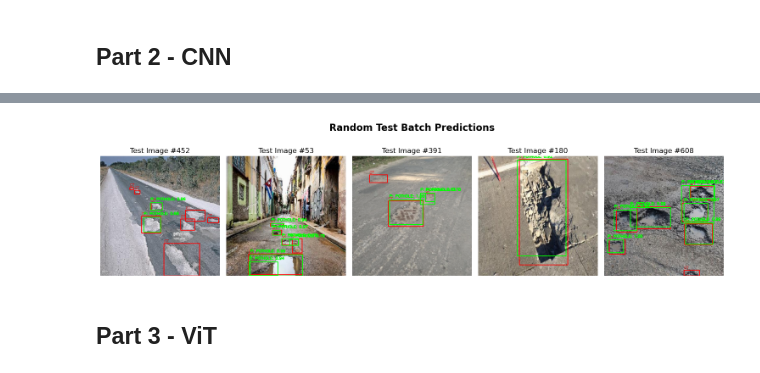
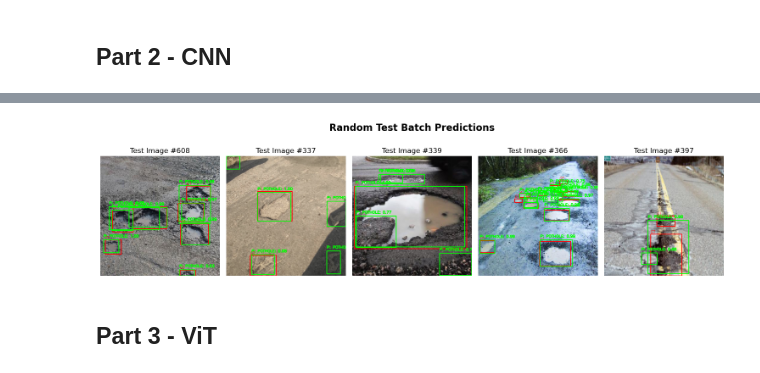
Before and after one commit to Itai-b/046211-Deep-Learning, a Jupyter notebook: project.ipynb, the cells around one changed output, grey strips where cells are left out. Cells and saved outputs as stored; diff of their text form; code cells hidden in the pictures.

```diff
--- a/project.ipynb
+++ b/project.ipynb
@@ -73,11 +76,20 @@ else:
 Data already exists
 # %%
 class PotholeSeverity(Enum):
+    """
+    Enum class for the severity of potholes.
+    The severity levels ranges from 0 (no pothole) to 4 (major pothole):
+        0 - No pothole (background, shouldn't be a detection target)
+        temporary 1 - general pothole, no specific severity)
+        1 - Minor pothole (road damage that is non-dangerous for padestrians)
+        2 - Medium pothole (road damage that is dangerous for padestrians, but not for vehicles)
+        3 - Major pothole (road damage that is dangerous for both vehicles and padestrians)
+    """
     NO_POTHOLE = 0
     POTHOLE = 1 # TODO - this label is for temporary until we classify each saverity in the data.
-    #MINOR_POTHOLE = 2
-    #MEDIUM_POTHOLE = 3
-    #MAJOR_POTHOLE = 4
+    #MINOR_POTHOLE = 1
+    #MEDIUM_POTHOLE = 2
+    #MAJOR_POTHOLE = 3
 
 def get_label_name(label):
     return PotholeSeverity(label).name
@@ -351,7 +541,7 @@ KeyboardInterrupt:
 def evaluate_model(model, data_loader, threshold=0.5):
     model.eval()  # Ensure the model is in evaluation mode
     all_predictions = {}
-    all_ground_truths = {}
+    #all_ground_truths = {}
 
     with torch.no_grad():
         for batch_idx, (images, targets) in enumerate(data_loader):
@@ -419,25 +609,25 @@ def visualize_predictions(images, targets, all_predictions, threshold=0.5, show_
 # %%
 # Load the trained model
 model = torchvision.models.detection.fasterrcnn_resnet50_fpn(weights=None, num_classes=len(PotholeSeverity))
 state_dict = torch.load("faster_rcnn_pothole.pth", weights_only=True)
 model.load_state_dict(state_dict)
 model.to(device)  # Move the model to the GPU
 model.eval()  # Set the model to evaluation mode
 
 # Define the TestLoader
 test_loader = DataLoader(test_set, batch_size=5, shuffle=True, collate_fn=collate_fn)
 
 # Evaluate the model on the test set
-threshold = 0.5
+threshold = 0.3
 all_predictions = evaluate_model(model, test_loader, threshold=threshold)
 
 # Visualize a random test batch
 random_batch = random.choice(list(test_loader))  # Select a random batch
 images, targets = random_batch
 
 visualize_predictions(images, targets, all_predictions, threshold=threshold, show_severity=True)
 # %% [output]
-[figure, old version]
+[figure, new version]
 # %% [markdown]
 ## Part 3 - ViT
 # %%
```
Also changed, not shown: parts of 5 cells of this notebook.
